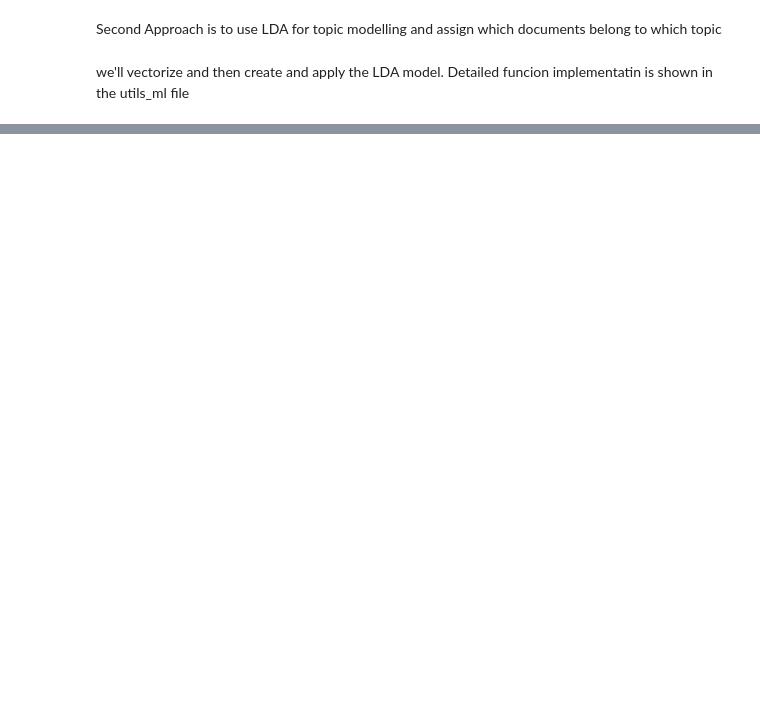
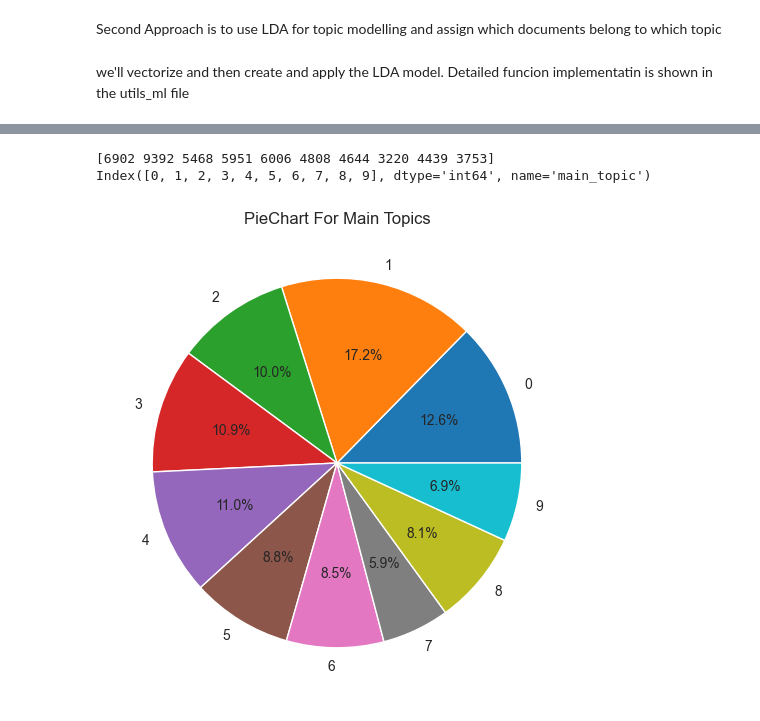
Before and after one commit to AlazarG19/global_news_correlation_10ac_week0, a Jupyter notebook: notebooks/ML/model.ipynb, the cells around one changed output, grey strips where cells are left out. Drawn from its saved outputs; the diff is of its cells as text; code cells hidden in the pictures; blank space fills up the shorter version.

```diff
--- a/notebooks/ML/model.ipynb
+++ b/notebooks/ML/model.ipynb
@@ -245,0 +292,7 @@ print(lada_model.components_)
+# %%
+utils.pie_chart(title="PieChart For Main Topics",count=grouped_main_topic.values,labels=grouped_main_topic.index)
+# utils.barchart(x_axis=grouped_main_topic.index,y_axis=grouped_main_topic.values,x_label="Main Topics",y_label="Frequency",title="Amount of articles that belong to each topic",orientation="vertical")
+# %% [output]
+[6902 9392 5468 5951 6006 4808 4644 3220 4439 3753]
+Index([0, 1, 2, 3, 4, 5, 6, 7, 8, 9], dtype='int64', name='main_topic')
+[figure, added]
```
Also changed, not shown: parts of 9 cells of this notebook, 1 other file.
